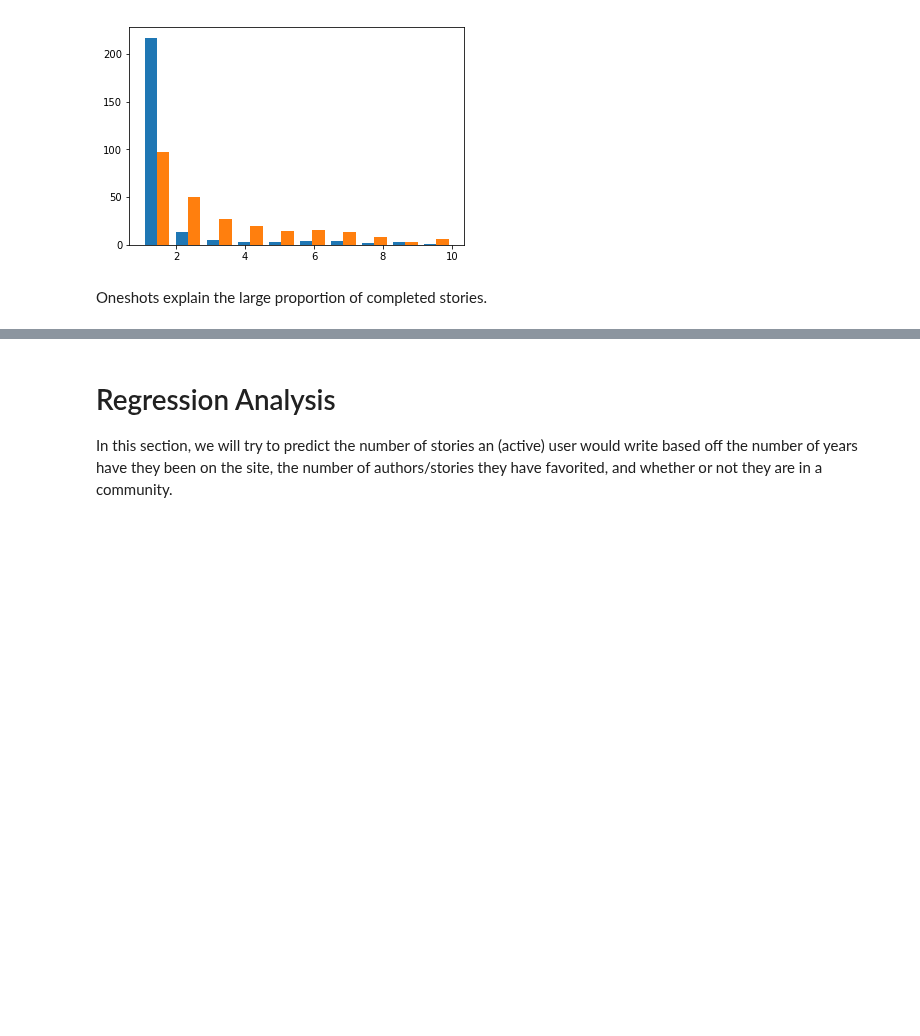
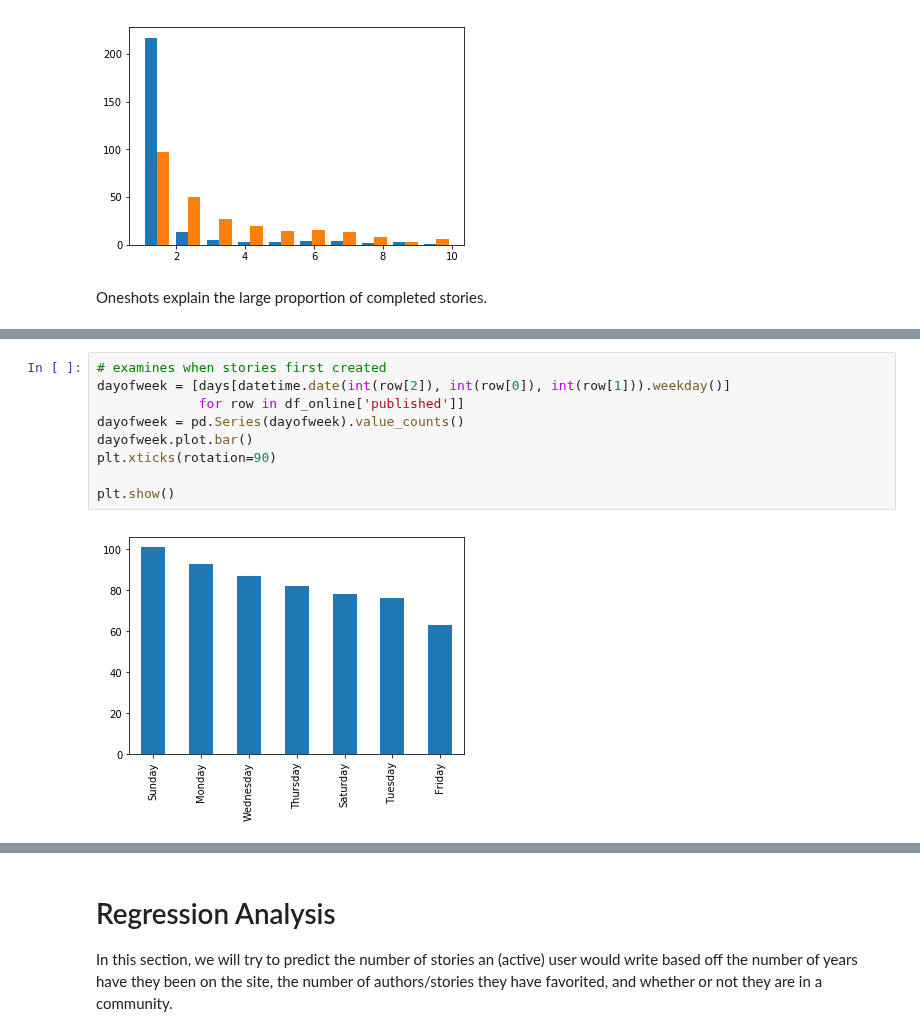
Before and after one commit to lily-tian/fanfictionstatistics, a Jupyter notebook: story_analysis.ipynb, the cells around one changed output, grey strips where cells are left out. Cells and saved outputs as stored; diff of their text form; blank space fills up the shorter version.

```diff
--- a/story_analysis.ipynb
+++ b/story_analysis.ipynb
@@ -150,0 +174,11 @@ Oneshots explain the large proportion of completed stories.
+# %%
+# examines when stories first created
+dayofweek = [days[datetime.date(int(row[2]), int(row[0]), int(row[1])).weekday()]
+             for row in df_online['published']]
+dayofweek = pd.Series(dayofweek).value_counts()
+dayofweek.plot.bar()
+plt.xticks(rotation=90)
+
+plt.show()
+# %% [output]
+[figure, added]
```
Also changed, not shown: parts of 21 cells of this notebook, 1 other file.
